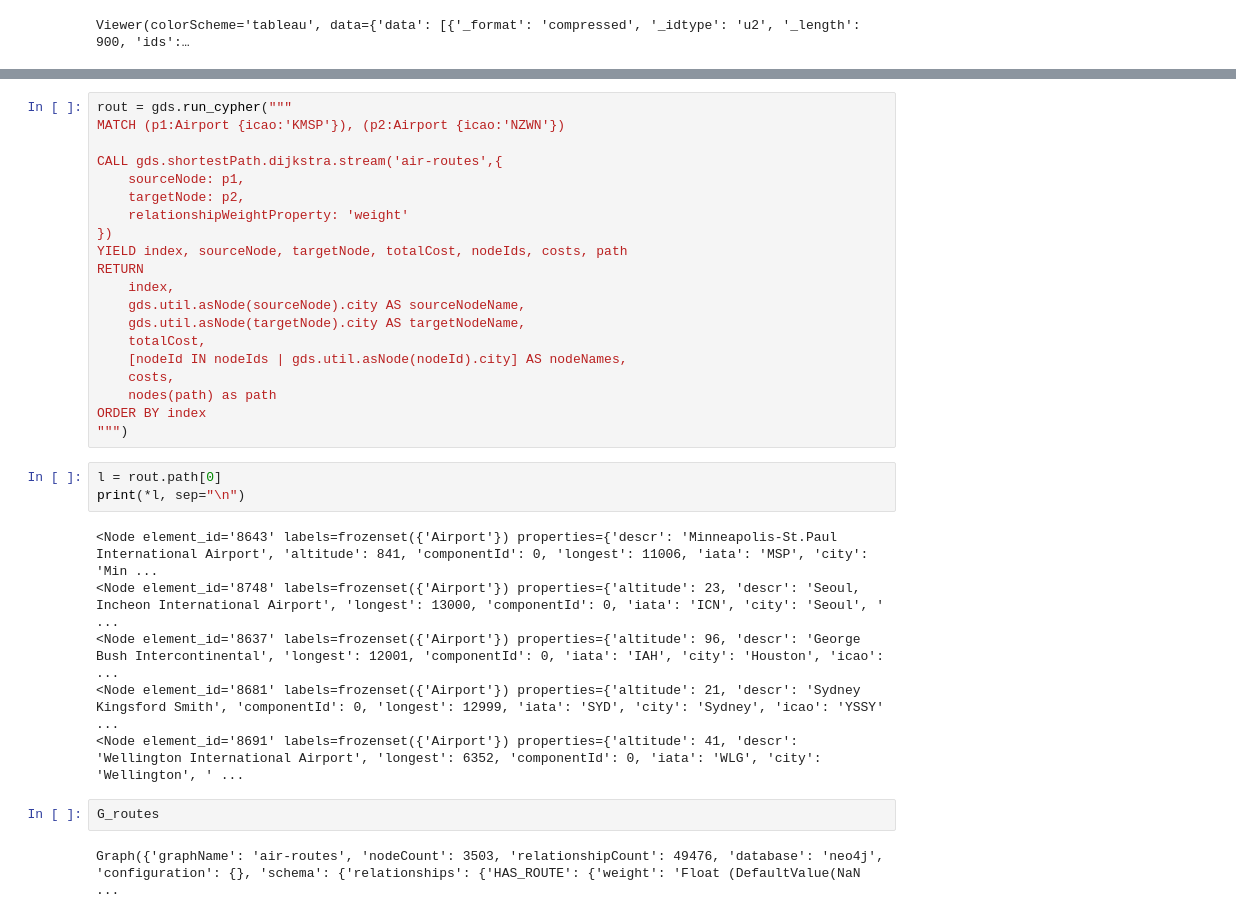
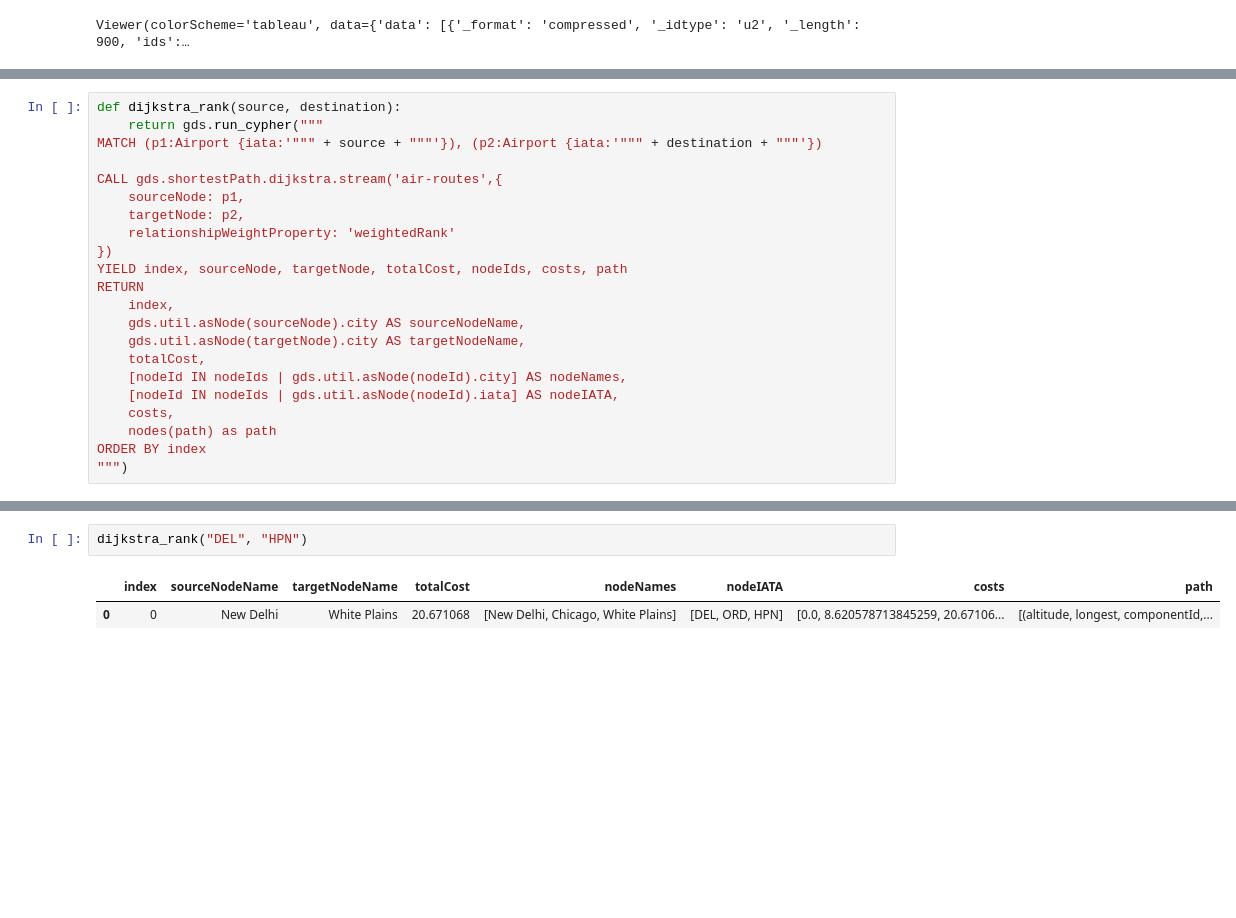
Before and after one commit to sahilarora3117/capstone-19BCE1366-2023, a Jupyter notebook: scripts/Embed.ipynb, the cells around one changed output, grey strips where cells are left out. Cells and saved outputs as stored; diff of their text form; blank space fills up the shorter version.

```diff
--- a/scripts/Embed.ipynb
+++ b/scripts/Embed.ipynb
@@ -201,0 +254,22 @@ Return p
+# %%
+def dijkstra_rank(source, destination):
+    return gds.run_cypher("""
+MATCH (p1:Airport {iata:'""" + source + """'}), (p2:Airport {iata:'""" + destination + """'})
+
+CALL gds.shortestPath.dijkstra.stream('air-routes',{
+    sourceNode: p1,
+    targetNode: p2,
+    relationshipWeightProperty: 'weightedRank'
+})
+YIELD index, sourceNode, targetNode, totalCost, nodeIds, costs, path
+RETURN
+    index,
+    gds.util.asNode(sourceNode).city AS sourceNodeName,
+    gds.util.asNode(targetNode).city AS targetNodeName,
+    totalCost,
+    [nodeId IN nodeIds | gds.util.asNode(nodeId).city] AS nodeNames,
+    [nodeId IN nodeIds | gds.util.asNode(nodeId).iata] AS nodeIATA,
+    costs,
+    nodes(path) as path
+ORDER BY index
+""")
@@ -202,36 +286,8 @@ Return p
 # %%
-rout = gds.run_cypher("""
-MATCH (p1:Airport {icao:'KMSP'}), (p2:Airport {icao:'NZWN'})
-
-CALL gds.shortestPath.dijkstra.stream('air-routes',{
-    sourceNode: p1,
-    targetNode: p2,
-    relationshipWeightProperty: 'weight'
-})
-YIELD index, sourceNode, targetNode, totalCost, nodeIds, costs, path
-RETURN
-    index,
-    gds.util.asNode(sourceNode).city AS sourceNodeName,
-    gds.util.asNode(targetNode).city AS targetNodeName,
-    totalCost,
-    [nodeId IN nodeIds | gds.util.asNode(nodeId).city] AS nodeNames,
-    costs,
-    nodes(path) as path
-ORDER BY index
-""")
+dijkstra_rank("DEL", "HPN")
+# %% [output]
+|  | index | sourceNodeName | targetNodeName | totalCost | nodeNames | nodeIATA | costs | path |
+| 0 | 0 | New Delhi | White Plains | 20.671068 | [New Delhi, Chicago, White Plains] | [DEL, ORD, HPN] | [0.0, 8.620578713845259, 20.67106... | [(altitude, longest, componentId,... |
-# %%
-l = rout.path[0]
-print(*l, sep="\n")
-# %% [output]
-<Node element_id='8643' labels=frozenset({'Airport'}) properties={'descr': 'Minneapolis-St.Paul International Airport', 'altitude': 841, 'componentId': 0, 'longest': 11006, 'iata': 'MSP', 'city': 'Min ...
-<Node element_id='8748' labels=frozenset({'Airport'}) properties={'altitude': 23, 'descr': 'Seoul, Incheon International Airport', 'longest': 13000, 'componentId': 0, 'iata': 'ICN', 'city': 'Seoul', ' ...
-<Node element_id='8637' labels=frozenset({'Airport'}) properties={'altitude': 96, 'descr': 'George Bush Intercontinental', 'longest': 12001, 'componentId': 0, 'iata': 'IAH', 'city': 'Houston', 'icao': ...
-<Node element_id='8681' labels=frozenset({'Airport'}) properties={'altitude': 21, 'descr': 'Sydney Kingsford Smith', 'componentId': 0, 'longest': 12999, 'iata': 'SYD', 'city': 'Sydney', 'icao': 'YSSY' ...
-<Node element_id='8691' labels=frozenset({'Airport'}) properties={'altitude': 41, 'descr': 'Wellington International Airport', 'longest': 6352, 'componentId': 0, 'iata': 'WLG', 'city': 'Wellington', ' ...
-# %%
-G_routes
-# %% [output]
-Graph({'graphName': 'air-routes', 'nodeCount': 3503, 'relationshipCount': 49476, 'database': 'neo4j', 'configuration': {}, 'schema': {'relationships': {'HAS_ROUTE': {'weight': 'Float (DefaultValue(NaN ...
 # %%
 G_routes.drop()
 G_connected_airports.drop()
```
Also changed, not shown: parts of 19 cells of this notebook, 14 other files.
